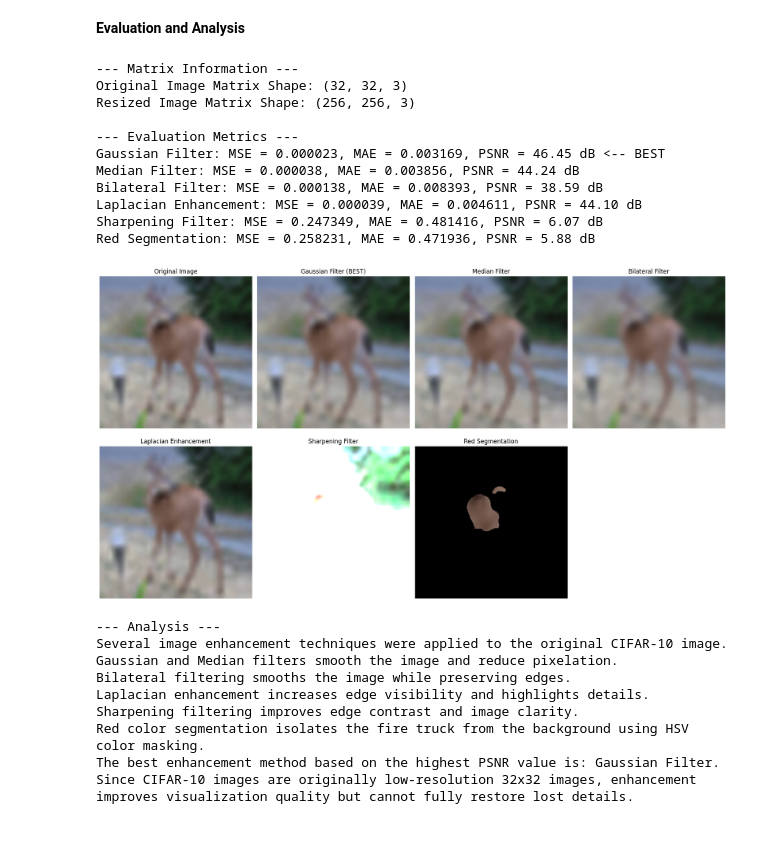
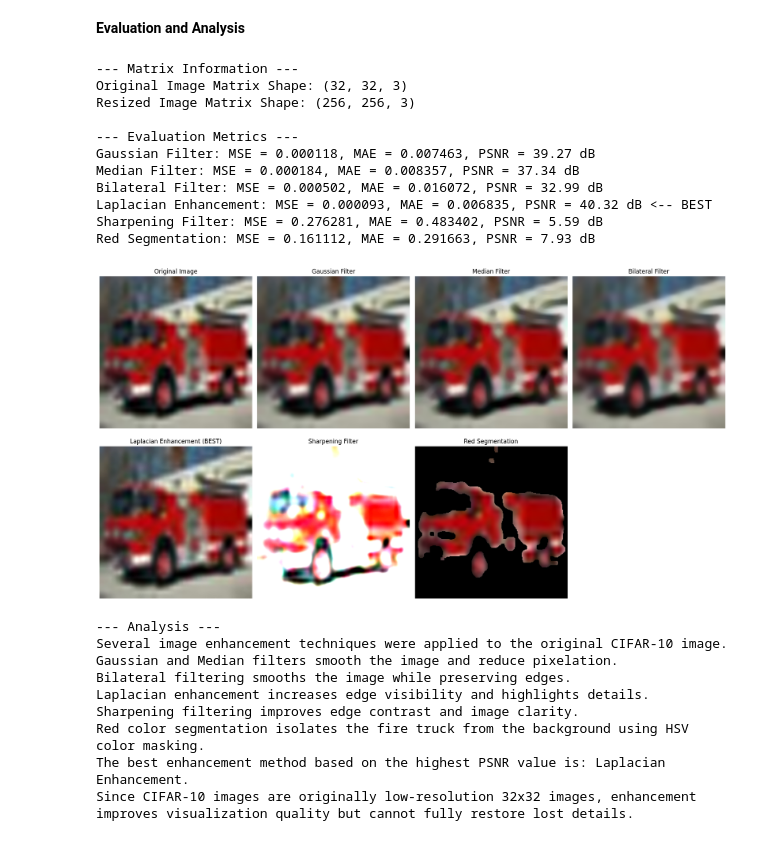
Before and after one commit to AiRenad/ImageProcessingProject, a Jupyter notebook: imageprocessingprogect.ipynb, the cells around one changed output. Cells and saved outputs as stored; diff of their text form; code cells hidden in the pictures.

```diff
--- a/imageprocessingprogect.ipynb
+++ b/imageprocessingprogect.ipynb
@@ -108,7 +108,7 @@ import matplotlib.pyplot as plt
 from sklearn.metrics import mean_squared_error, mean_absolute_error
 
 # Choose image index
-sample_index = 100
+sample_index = 23
 
 # Select original clean image
 original_img = X_clean[sample_index]
@@ -322,40 +322,40 @@ for i, result in enumerate(results, start=2):
 plt.tight_layout()
 plt.show()
 
 # ---------------------------------------------------
 # Print analysis
 # ---------------------------------------------------
 
 print("\n--- Analysis ---")
 
 print("Several image enhancement techniques were applied to the original CIFAR-10 image.")
 
 print("Gaussian and Median filters smooth the image and reduce pixelation.")
 
 print("Bilateral filtering smooths the image while preserving edges.")
 
 print("Laplacian enhancement increases edge visibility and highlights details.")
 
 print("Sharpening filtering improves edge contrast and image clarity.")
 
 print("Red color segmentation isolates the fire truck from the background using HSV color masking.")
 
 print(f"The best enhancement method based on the highest PSNR value is: {best_method}.")
 
 print("Since CIFAR-10 images are originally low-resolution 32x32 images, enhancement improves visualization quality but cannot fully restore lost details.")
 # %% [output]
 --- Matrix Information ---
 Original Image Matrix Shape: (32, 32, 3)
 Resized Image Matrix Shape: (256, 256, 3)
 
 --- Evaluation Metrics ---
-Gaussian Filter: MSE = 0.000023, MAE = 0.003169, PSNR = 46.45 dB <-- BEST
-Median Filter: MSE = 0.000038, MAE = 0.003856, PSNR = 44.24 dB
-Bilateral Filter: MSE = 0.000138, MAE = 0.008393, PSNR = 38.59 dB
-Laplacian Enhancement: MSE = 0.000039, MAE = 0.004611, PSNR = 44.10 dB
-Sharpening Filter: MSE = 0.247349, MAE = 0.481416, PSNR = 6.07 dB
-Red Segmentation: MSE = 0.258231, MAE = 0.471936, PSNR = 5.88 dB
+Gaussian Filter: MSE = 0.000118, MAE = 0.007463, PSNR = 39.27 dB
+Median Filter: MSE = 0.000184, MAE = 0.008357, PSNR = 37.34 dB
+Bilateral Filter: MSE = 0.000502, MAE = 0.016072, PSNR = 32.99 dB
+Laplacian Enhancement: MSE = 0.000093, MAE = 0.006835, PSNR = 40.32 dB <-- BEST
+Sharpening Filter: MSE = 0.276281, MAE = 0.483402, PSNR = 5.59 dB
+Red Segmentation: MSE = 0.161112, MAE = 0.291663, PSNR = 7.93 dB
-[figure, old version]
+[figure, new version]
 --- Analysis ---
 Several image enhancement techniques were applied to the original CIFAR-10 image.
 Gaussian and Median filters smooth the image and reduce pixelation.
@@ -363,5 +363,5 @@ Bilateral filtering smooths the image while preserving edges.
 Laplacian enhancement increases edge visibility and highlights details.
 Sharpening filtering improves edge contrast and image clarity.
 Red color segmentation isolates the fire truck from the background using HSV color masking.
-The best enhancement method based on the highest PSNR value is: Gaussian Filter.
+The best enhancement method based on the highest PSNR value is: Laplacian Enhancement.
 Since CIFAR-10 images are originally low-resolution 32x32 images, enhancement improves visualization quality but cannot fully restore lost details.
```
